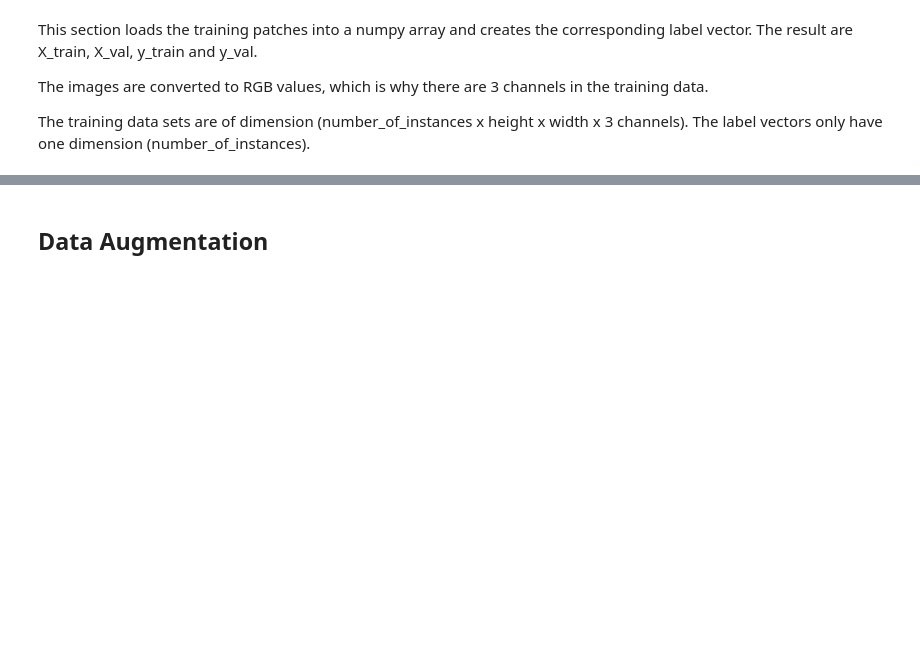
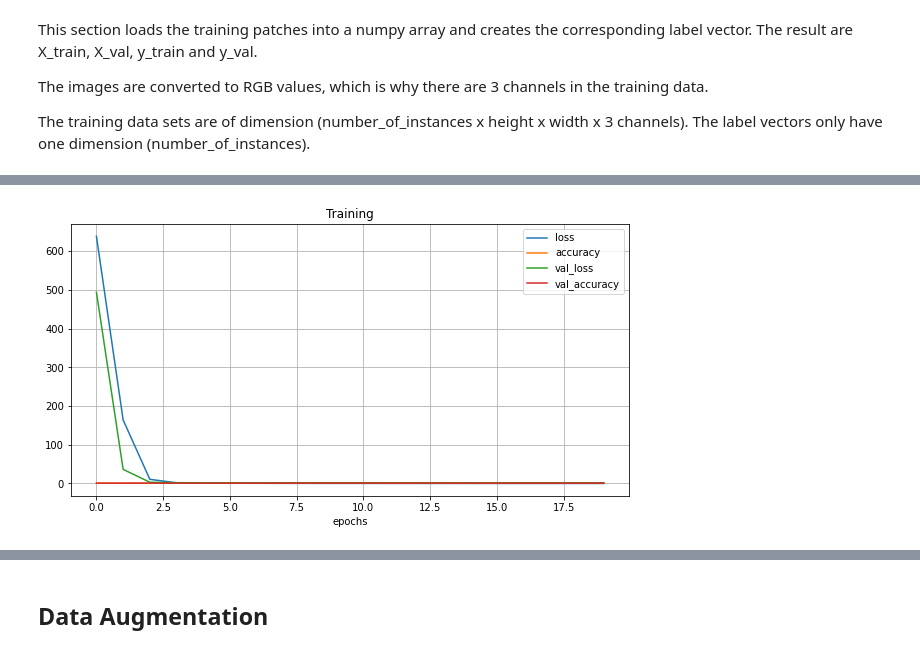
Before and after one commit to mbruckmaier/da2-group-3, a Jupyter notebook: Case Study - Part 2.ipynb, the cells around one changed output, grey strips where cells are left out. Cells and saved outputs as stored; diff of their text form; code cells hidden in the pictures; blank space fills up the shorter version.

Commit message:
CNN model with validation

```diff
--- a/Case Study - Part 2.ipynb
+++ b/Case Study - Part 2.ipynb
@@ -129,4 +135,8 @@ Shape of labels:  (3316,)
 # %%
 from sklearn.model_selection import train_test_split
 
-X_train, X_val, y_train, y_val = train_test_split(training_data, labels, test_size=0.33, random_state=1, stratify=labels)
+X_train, X_val, y_train, y_val = train_test_split(training_data, labels_categorical, test_size=0.33, random_state=1, stratify=labels)
+
+from tensorflow.keras.utils import to_categorical
+y_train = to_categorical(y_train, dtype="int8")
+np.unique(y_train, axis=0)
@@ -132,0 +149,11 @@ X_train, X_val, y_train, y_val = train_test_split(training_data, labels, test_si
+# %%
+from tensorflow.keras.layers import InputLayer, Dense, Flatten, Conv2D, MaxPool2D
+from tensorflow import keras
+model = keras.models.Sequential()
+model.add(InputLayer(input_shape=(256,256,3)))
+model.add(Conv2D(filters=10, kernel_size=(3,3), strides=1, padding="same", activation="relu"))
+model.add(MaxPool2D(pool_size=(2,2)))
+model.add(Flatten())
+model.add(Dense(20, activation="relu"))
+model.add(Dense(20, activation="relu"))
+model.add(Dense(5, activation="softmax"))
@@ -132,0 +180,9 @@ X_train, X_val, y_train, y_val = train_test_split(training_data, labels, test_si
+# %%
+model.compile(loss="categorical_crossentropy", optimizer="adam", metrics=["accuracy"])
+# %%
+history = model.fit(X_train,
+                    y_train,
+                    epochs=20,
+                    batch_size=64,
+                    validation_split=0.1,
+                   )
@@ -132,0 +207,15 @@ X_train, X_val, y_train, y_val = train_test_split(training_data, labels, test_si
+# %%
+import pandas
+%matplotlib inline
+import matplotlib.pyplot as plt
+def plot_history(history, title):
+    df = pandas.DataFrame(history.history)
+    ax = df.plot(figsize=(10,5))
+    plt.grid(True)
+    ax.set_title(title)
+    ax.set_xlabel("epochs")
+    plt.show()
+
+plot_history(history, "Training")
+# %% [output]
+[figure, added]
```
Also changed, not shown: parts of 10 cells of this notebook, 1 other file.
